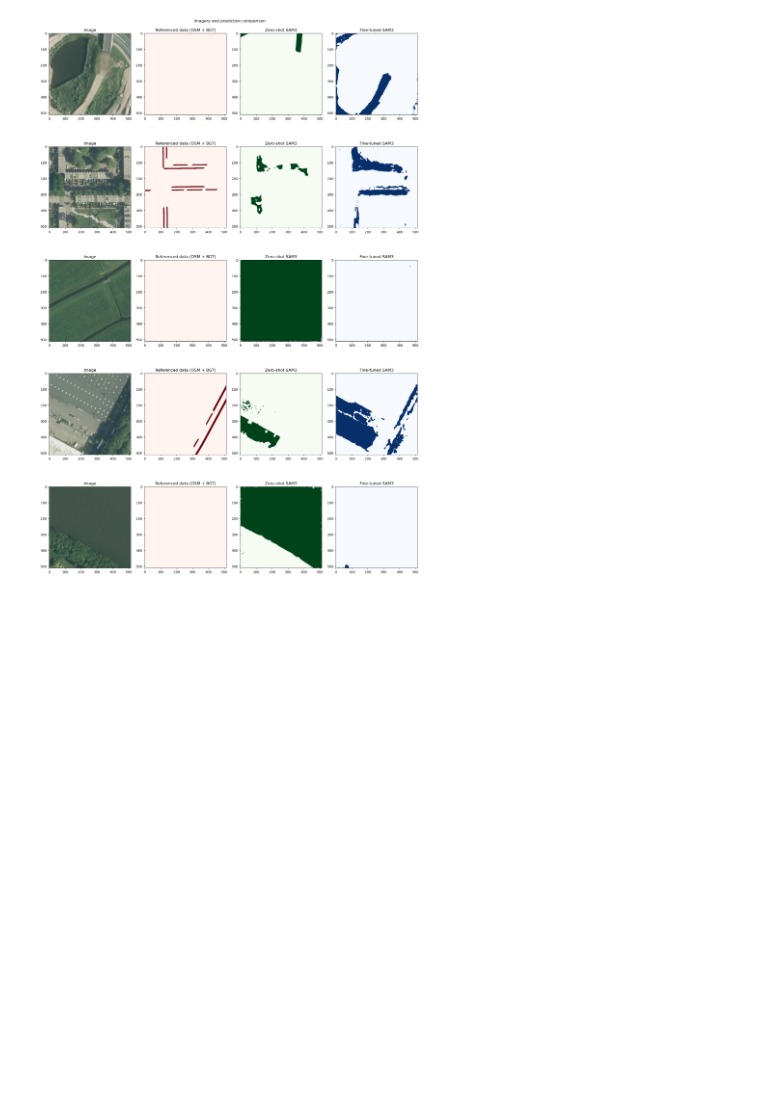
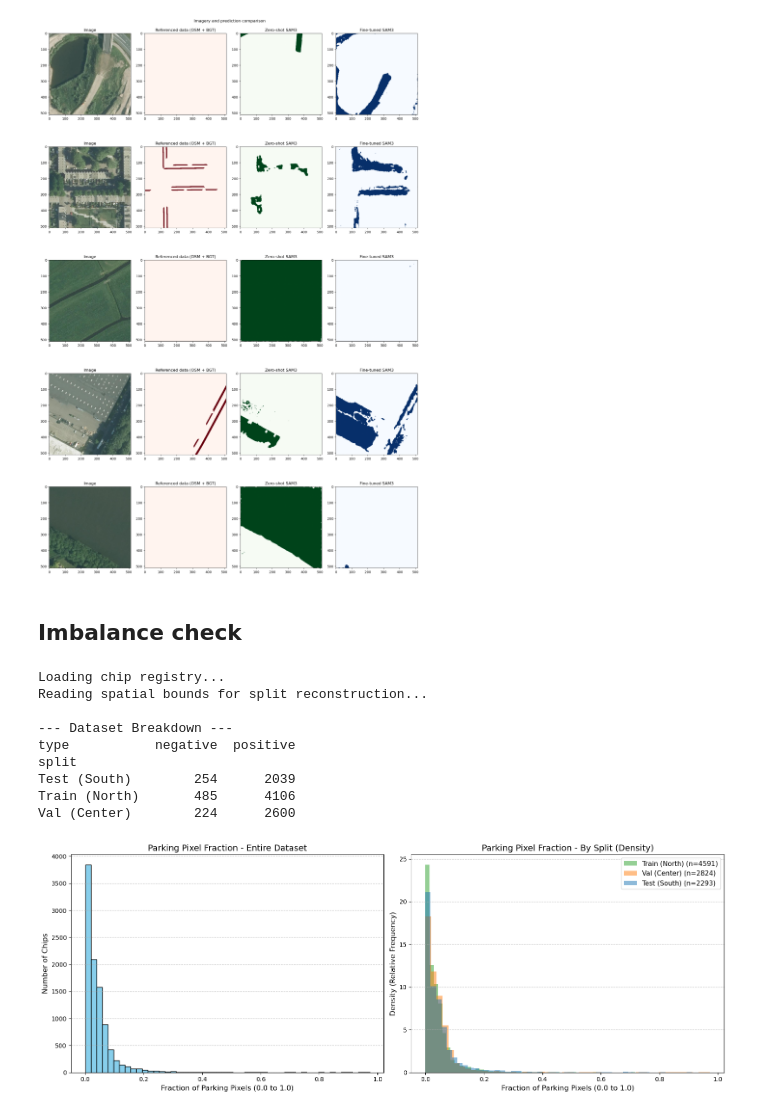
Before and after one commit to dimasrdwiaji/parking-pressure, a Jupyter notebook: park_segmentation.ipynb, the cells around one changed output. Saved outputs shown, nothing was run; the diff lists cells and outputs as text; code cells hidden in the pictures; blank space fills up the shorter version.

```diff
--- a/park_segmentation.ipynb
+++ b/park_segmentation.ipynb
@@ -869,3 +904,5 @@ plt.savefig("prediction_comparison_v3.png", dpi=100)
 plt.show()
 # %% [output]
 [figure]
+# %% [markdown]
+## Imbalance check
@@ -871,0 +978,13 @@ plt.show()
+# %%
+analyze_class_distribution()
+# %% [output]
+Loading chip registry...
+Reading spatial bounds for split reconstruction...
+
+--- Dataset Breakdown ---
+type           negative  positive
+split
+Test (South)        254      2039
+Train (North)       485      4106
+Val (Center)        224      2600
+[figure, added]
```
Also changed, not shown: parts of 7 cells of this notebook, 8 other files.
